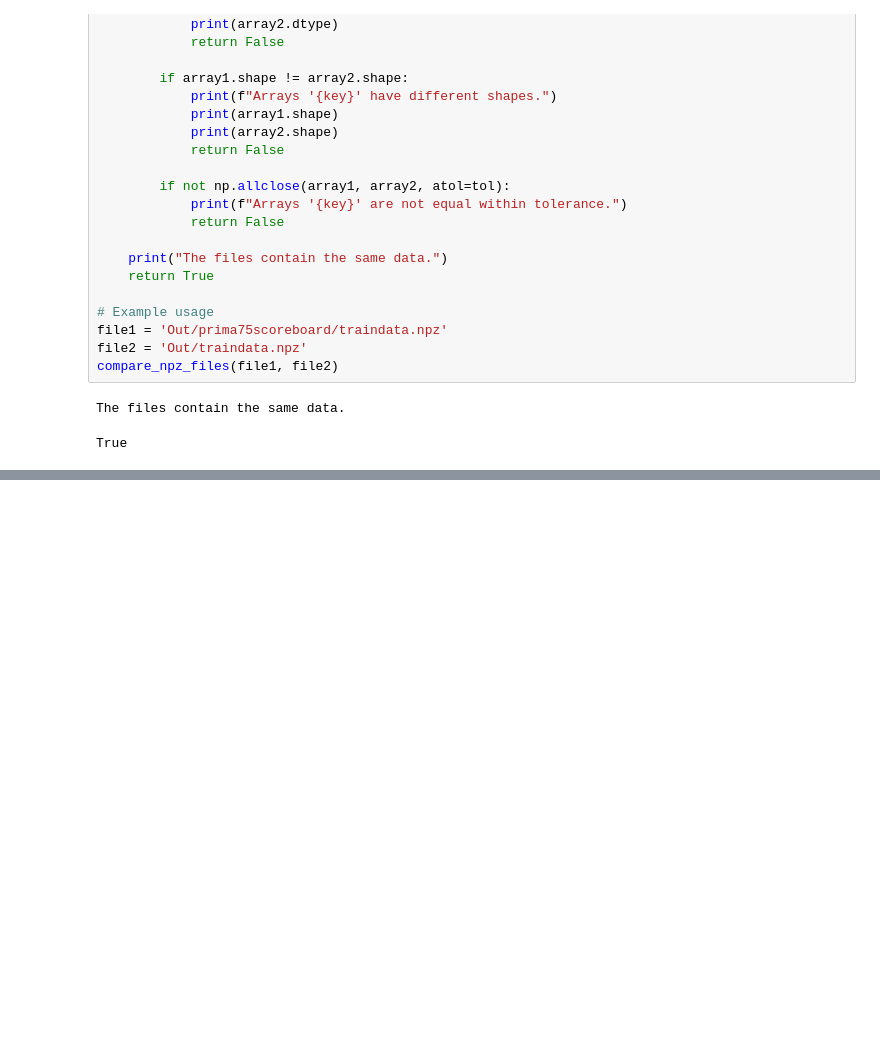
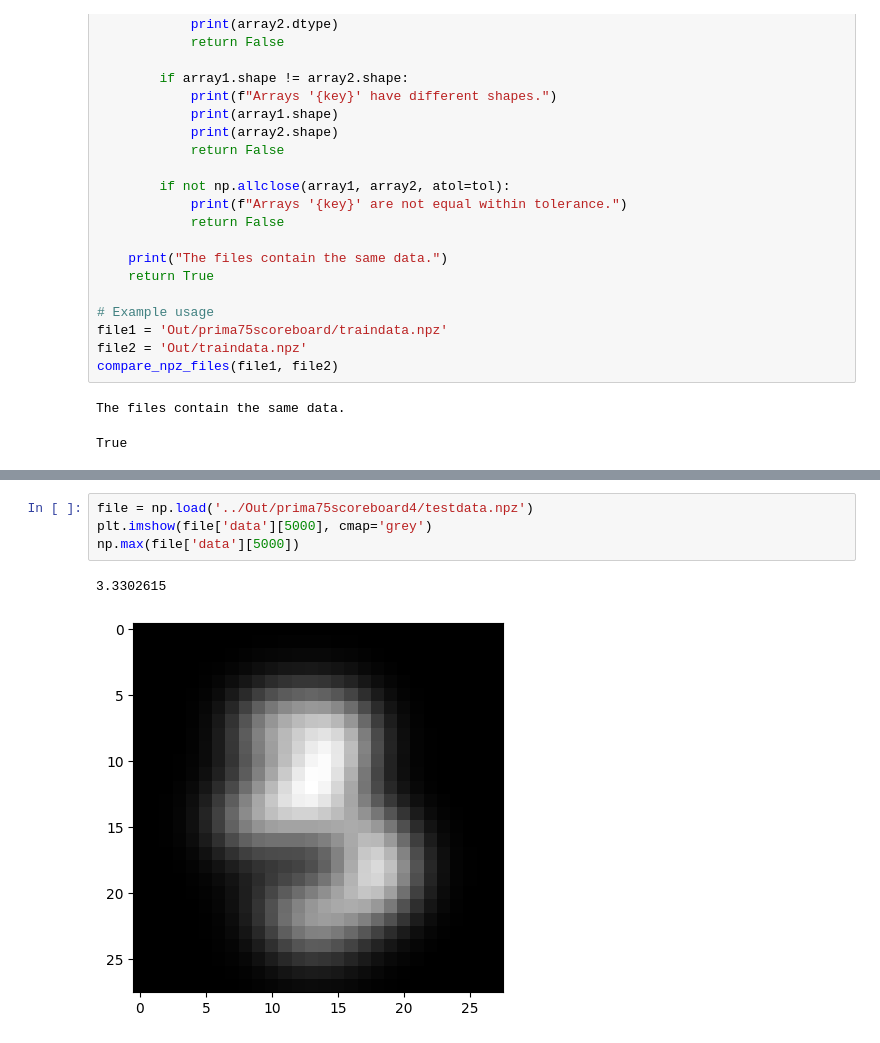
Before and after one commit to realmatthewpeng/percept, a Jupyter notebook: test_notebooks/phosphene_generator_test.ipynb, the cells around one changed output, grey strips where cells are left out. Saved outputs shown, nothing was run; the diff lists cells and outputs as text; blank space fills up the shorter version.

```diff
--- a/test_notebooks/phosphene_generator_test.ipynb
+++ b/test_notebooks/phosphene_generator_test.ipynb
@@ -158,0 +202,7 @@ True
+# %%
+file = np.load('../Out/prima75scoreboard4/testdata.npz')
+plt.imshow(file['data'][5000], cmap='grey')
+np.max(file['data'][5000])
+# %% [output]
+3.3302615
+[figure, added]
```
Also changed, not shown: parts of 5 cells of this notebook, 6 other files.
